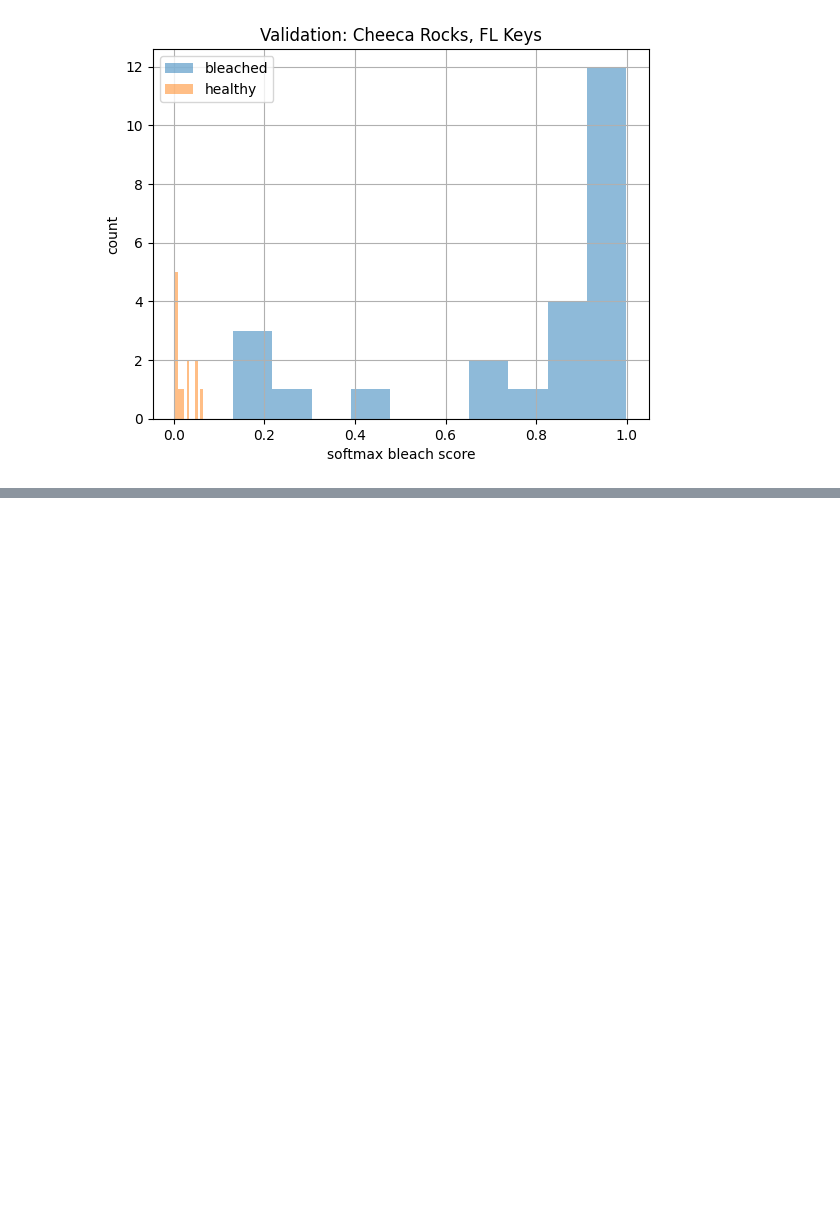
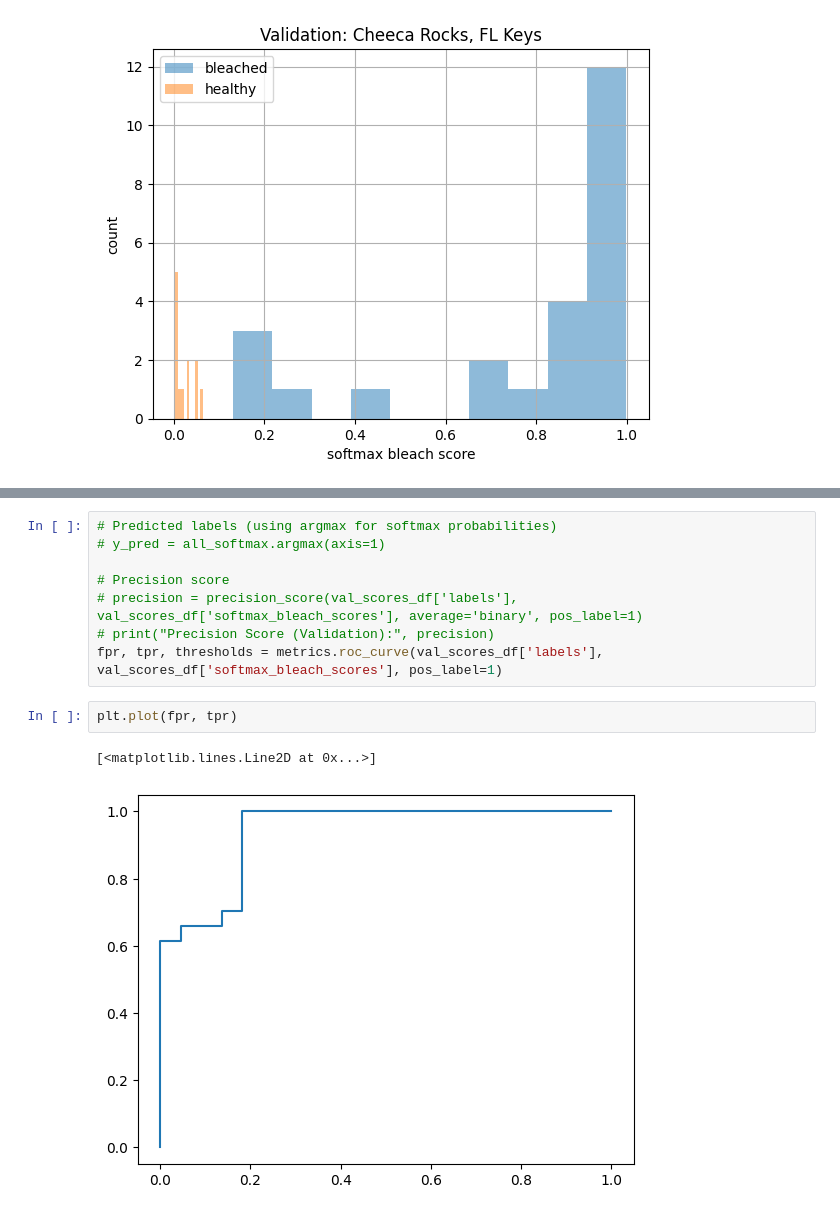
Before and after one commit to mariam-ayad/ct_classifier, a Jupyter notebook: ct_classifier/inference_notebook.ipynb, the cells around one changed output, grey strips where cells are left out. Saved outputs shown, nothing was run; the diff lists cells and outputs as text; blank space fills up the shorter version.

```diff
--- a/ct_classifier/inference_notebook.ipynb
+++ b/ct_classifier/inference_notebook.ipynb
@@ -177,0 +198,13 @@ Text(0.5, 1.0, 'Validation: Cheeca Rocks, FL Keys')
+# %%
+# Predicted labels (using argmax for softmax probabilities)
+# y_pred = all_softmax.argmax(axis=1)
+
+# Precision score
+# precision = precision_score(val_scores_df['labels'], val_scores_df['softmax_bleach_scores'], average='binary', pos_label=1)
+# print("Precision Score (Validation):", precision)
+fpr, tpr, thresholds = metrics.roc_curve(val_scores_df['labels'], val_scores_df['softmax_bleach_scores'], pos_label=1)
+# %%
+plt.plot(fpr, tpr)
+# %% [output]
+[<matplotlib.lines.Line2D at 0x...>]
+[figure, added]
```
Also changed, not shown: parts of 7 cells of this notebook.
